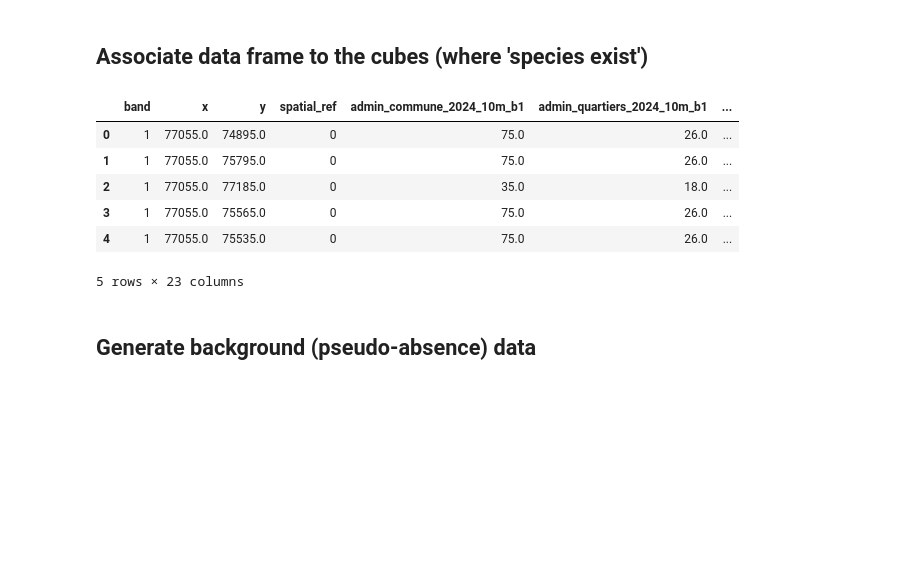
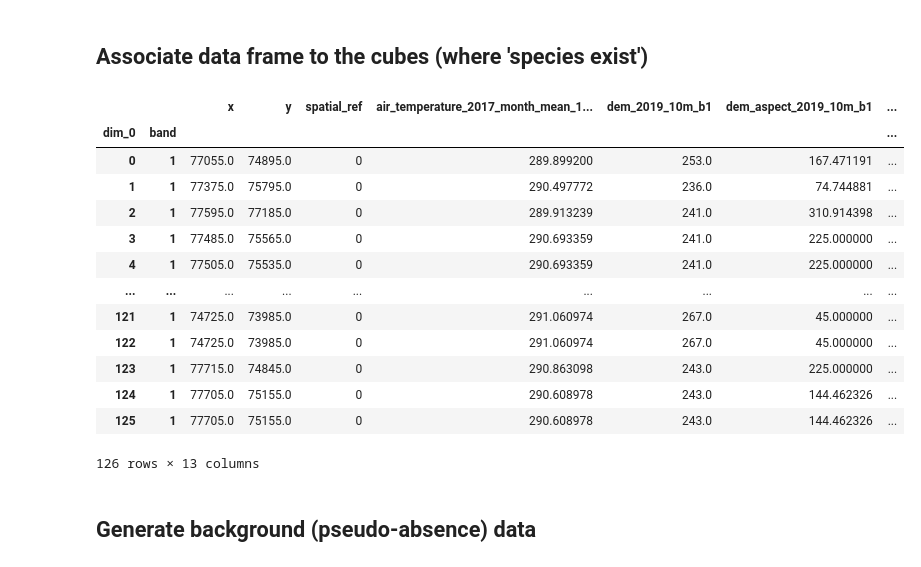
Before and after one commit to FAIRiCUBE/uc1-urban-climate, a Jupyter notebook: pre-processing/Data for Habitat Distribution.ipynb, the cells around one changed output. Saved outputs shown, nothing was run; the diff lists cells and outputs as text; code cells hidden in the pictures; blank space fills up the shorter version.

```diff
--- a/pre-processing/Data for Habitat Distribution.ipynb
+++ b/pre-processing/Data for Habitat Distribution.ipynb
@@ -80,9 +68,21 @@ species_occ_df[species_occ_df['species_name']==species]
 # %% [markdown]
 ## Load data cube from tif files (output = xds_merged)
 # %%
-tif_dir = "s3/data/d012_luxembourg/"
+tif_dir = os.environ.get("HOME") +"/s3/data/d012_luxembourg/"
+variable_list= [
+        'air_temperature_2017_month_mean_10m_b12.tif',
+        'dem_2019_10m_b1.tif',
+        'dem_aspect_2019_10m_b1.tif',
+        'dem_slope_2019_10m_b1.tif',
+        'dem_surface_model_2019_10m_b1.tif',
+        'hrl_treecover_2018_10m_b1.tif',
+        'pH_CaCl_10m_b1.tif',
+        'shadow_2019_10m_b1.tif',
+        'soil_nitrat_10m_b1.tif',
+        'twi_2019_10m_b1.tif'
+]
 temperature_file = "air_temperature_2017_month_mean_10m_b12.tif"
-tif_files = [os.path.join(tif_dir, f) for f in os.listdir(tif_dir) if f.endswith('.tif')]
+tif_files = [os.path.join(tif_dir, f) for f in variable_list if f.endswith('.tif')]
 datasets = {}
 
 for tif_file in tif_files:
@@ -92,7 +92,7 @@ for tif_file in tif_files:
         band_6 = xds.isel(band=5)
         datasets[tif_file] = band_6
     else:
-        datasets[tif_file] = xds
+         datasets[tif_file] = xds
 
 # Step 2: Rename DataArrays in the merged dataset
 for name, ds in datasets.items():
@@ -101,3 +101,4 @@ for name, ds in datasets.items():
         datasets[name] = ds.rename(variable_name)
 
 xds_merged = xr.merge(datasets.values())
+xds_merged
@@ -104,9 +123,12 @@ xds_merged = xr.merge(datasets.values())
 # %% [markdown]
 ## Associate data frame to the cubes (where 'species exist')
+# %%
+x_coords_da = xr.DataArray(x_coords)
+y_coords_da = xr.DataArray(y_coords)
 # %%
 nearest_habitat_values = xds_merged.sel(
-    x=x_coords,
-    y=y_coords,
+    x=x_coords_da,
+    y=y_coords_da,
     method="nearest"
 )
 
@@ -114,17 +136,24 @@ nearest_habitat_values = xds_merged.sel(
 nearest_habitat_df = nearest_habitat_values.to_dataframe().reset_index()
 nearest_habitat_df[species] = True
 
-nearest_habitat_df.to_csv('presence_' + species + '.csv', index=False)
+# nearest_habitat_df.to_csv('presence_' + species + '.csv', index=False)
-# %%
-nearest_habitat_df.head()
-# %% [output]
-|  | band | x | y | spatial_ref | admin_commune_2024_10m_b1 | admin_quartiers_2024_10m_b1 | ... |
-| 0 | 1 | 77055.0 | 74895.0 | 0 | 75.0 | 26.0 | ... |
-| 1 | 1 | 77055.0 | 75795.0 | 0 | 75.0 | 26.0 | ... |
-| 2 | 1 | 77055.0 | 77185.0 | 0 | 35.0 | 18.0 | ... |
-| 3 | 1 | 77055.0 | 75565.0 | 0 | 75.0 | 26.0 | ... |
-| 4 | 1 | 77055.0 | 75535.0 | 0 | 75.0 | 26.0 | ... |
-5 rows × 23 columns
+# %%
+nearest_habitat_values.to_dataframe()
+# %% [output]
+|  |  | x | y | spatial_ref | air_temperature_2017_month_mean_1... | dem_2019_10m_b1 | dem_aspect_2019_10m_b1 | ... |
+| dim_0 | band |  |  |  |  |  |  | ... |
+| 0 | 1 | 77055.0 | 74895.0 | 0 | 289.899200 | 253.0 | 167.471191 | ... |
+| 1 | 1 | 77375.0 | 75795.0 | 0 | 290.497772 | 236.0 | 74.744881 | ... |
+| 2 | 1 | 77595.0 | 77185.0 | 0 | 289.913239 | 241.0 | 310.914398 | ... |
+| 3 | 1 | 77485.0 | 75565.0 | 0 | 290.693359 | 241.0 | 225.000000 | ... |
+| 4 | 1 | 77505.0 | 75535.0 | 0 | 290.693359 | 241.0 | 225.000000 | ... |
+| ... | ... | ... | ... | ... | ... | ... | ... | ... |
+| 121 | 1 | 74725.0 | 73985.0 | 0 | 291.060974 | 267.0 | 45.000000 | ... |
+| 122 | 1 | 74725.0 | 73985.0 | 0 | 291.060974 | 267.0 | 45.000000 | ... |
+| 123 | 1 | 77715.0 | 74845.0 | 0 | 290.863098 | 243.0 | 225.000000 | ... |
+| 124 | 1 | 77705.0 | 75155.0 | 0 | 290.608978 | 243.0 | 144.462326 | ... |
+| 125 | 1 | 77705.0 | 75155.0 | 0 | 290.608978 | 243.0 | 144.462326 | ... |
+126 rows × 13 columns
 # %% [markdown]
 ## Generate background (pseudo-absence) data
 # %% [markdown]
```
Also changed, not shown: parts of 3 cells of this notebook.
